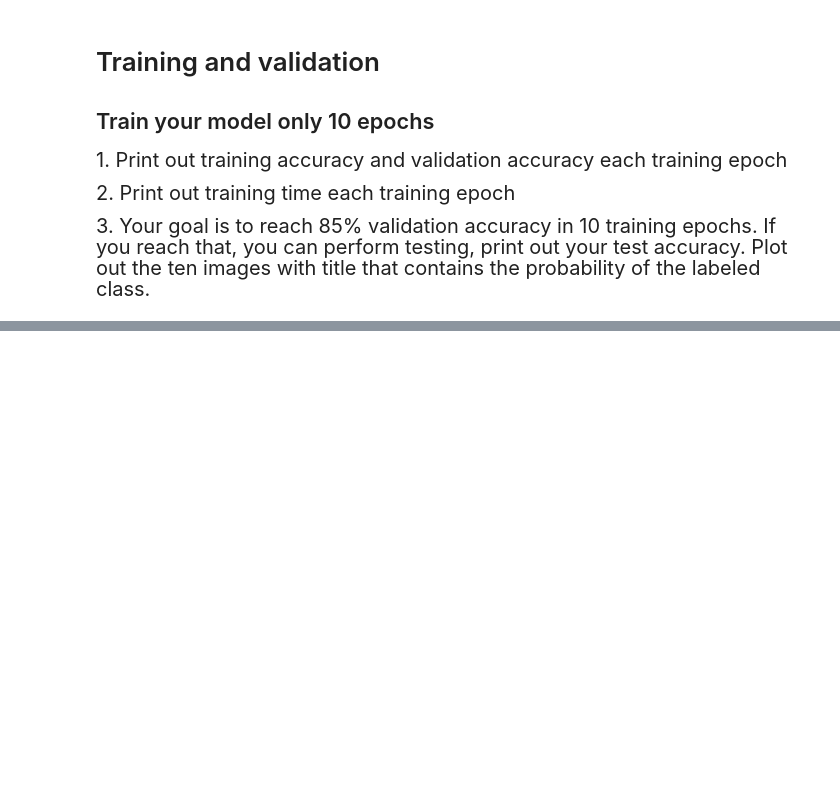
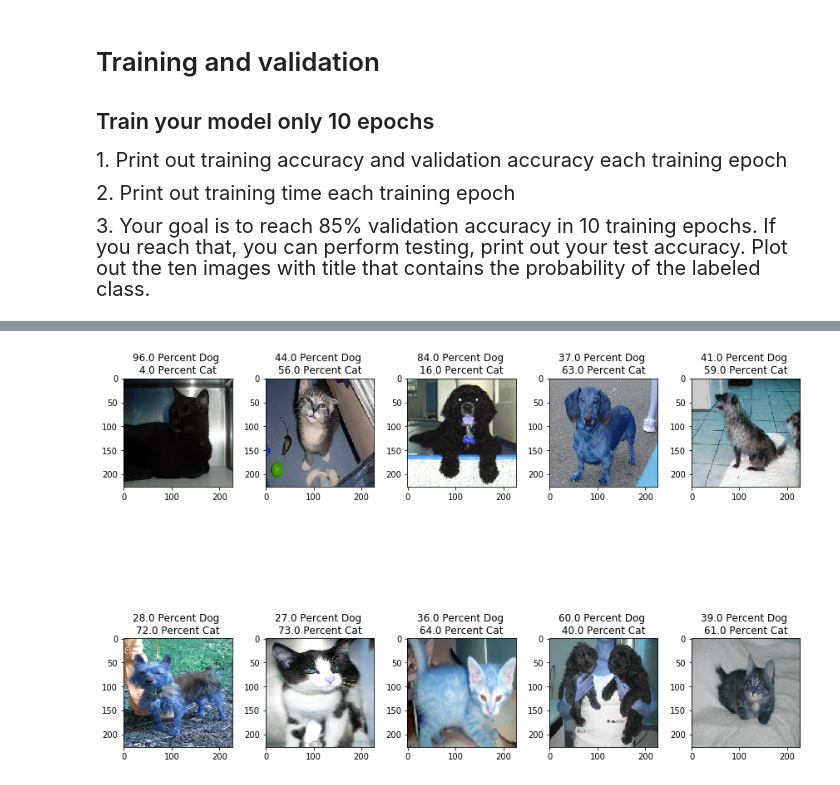
Before and after one commit to dcashon/spr2019_ee596, a Jupyter notebook: hw2/HW2_4b.ipynb, the cells around one changed output, grey strips where cells are left out. Drawn from its saved outputs; the diff is of its cells as text; code cells hidden in the pictures; blank space fills up the shorter version.

```diff
--- a/hw2/HW2_4b.ipynb
+++ b/hw2/HW2_4b.ipynb
@@ -22,3 +19,11 @@ batch_size = 128
+# %%
+num_epochs = 10
+batch_size = 1024
+validation = pickle.load(open('dog_cat_training_4.pkl', 'rb'))
+val_data = validation['data']
+val_labels = validation['labels']
+test = pickle.load(open('dog_cat_test.pkl','rb'))
+np_test = np.array(test)
 # %% [markdown]
 <h1>Placeholder</h1>
 # %%
@@ -70,7 +75,7 @@ output = tf.layers.dense(fc_2, units=2)
 <h1>Cost and Optimization</h1>
 # %%
 cost = tf.reduce_mean(tf.nn.softmax_cross_entropy_with_logits_v2(labels=net_labels, logits=output))
-opt = tf.train.AdamOptimizer()
+opt = tf.train.AdamOptimizer(learning_rate=0.0006)
 to_minimize = opt.minimize(cost)
 
 # compare prediction accuracy
@@ -90,25 +95,26 @@ with tf.Session() as sess:
     sess.run(init)
     for i in range(num_epochs):
         print('Training for Epoch: \t' + str(i))
-        batch_num = 0
-        while batch_num < 5:
+        start = time.time()
+        for batch_num in range(4):
             print('Training for Batch: \t' + str(batch_num))
             training_data = load_preprocessed_training_batch(batch_num, batch_size)
             for data, labels in training_data:
                 f_dict = {net_features: data, net_labels: labels}
                 sess.run(to_minimize, feed_dict=f_dict)
-            batch_num += 1
-        #if i % 5 == 0:
         print('Current Loss is : \t')
         current_loss = sess.run(cost, feed_dict=f_dict)
         print(current_loss)
-        print('Current minibatch accuracy is: \t')
+        print('Current minibatch train accuracy is: \t')
         current_acc = sess.run(accuracy, feed_dict=f_dict)
         print(current_acc)
-        #print('Current validation set accuracy is: \t')
-        #val_acc = sess.run(accuracy, feed_dict={x_data:val_data, y_labels:val_labels})
+        print('Current validation set accuracy is: \t')
+        # messed up, will use final training for val
+        val_acc = sess.run(accuracy, feed_dict={net_features:val_data[:500], net_labels:val_labels[:500]})
         print(val_acc)
-
+        print('Time for epoch is: \t ' + str(time.time() - start))
+    test_pred = sess.run(tf.nn.softmax(output), feed_dict={net_features: np_test[:10], net_labels: np.zeros((10,2))})
+    print(test_pred)
 end = time.time()
 print(end-start)
 # %% [output]
@@ -116,0 +138,11 @@ Training for Batch:     0
+# %%
+plt.figure(1, figsize=(12,10))
+
+for i in range(1,11):
+    plt.subplot(2,5,i)
+    plt.imshow(np_test[i-1])
+    plt.title(str(np.round(test_pred[i-1][0]* 100)) + " Percent Dog \n" +
+             str(np.round(test_pred[i-1][1] * 100)) + " Percent Cat")
+plt.tight_layout()
+# %% [output]
+[figure, added]
```
Also changed, not shown: parts of 3 cells of this notebook, 3 other files.
